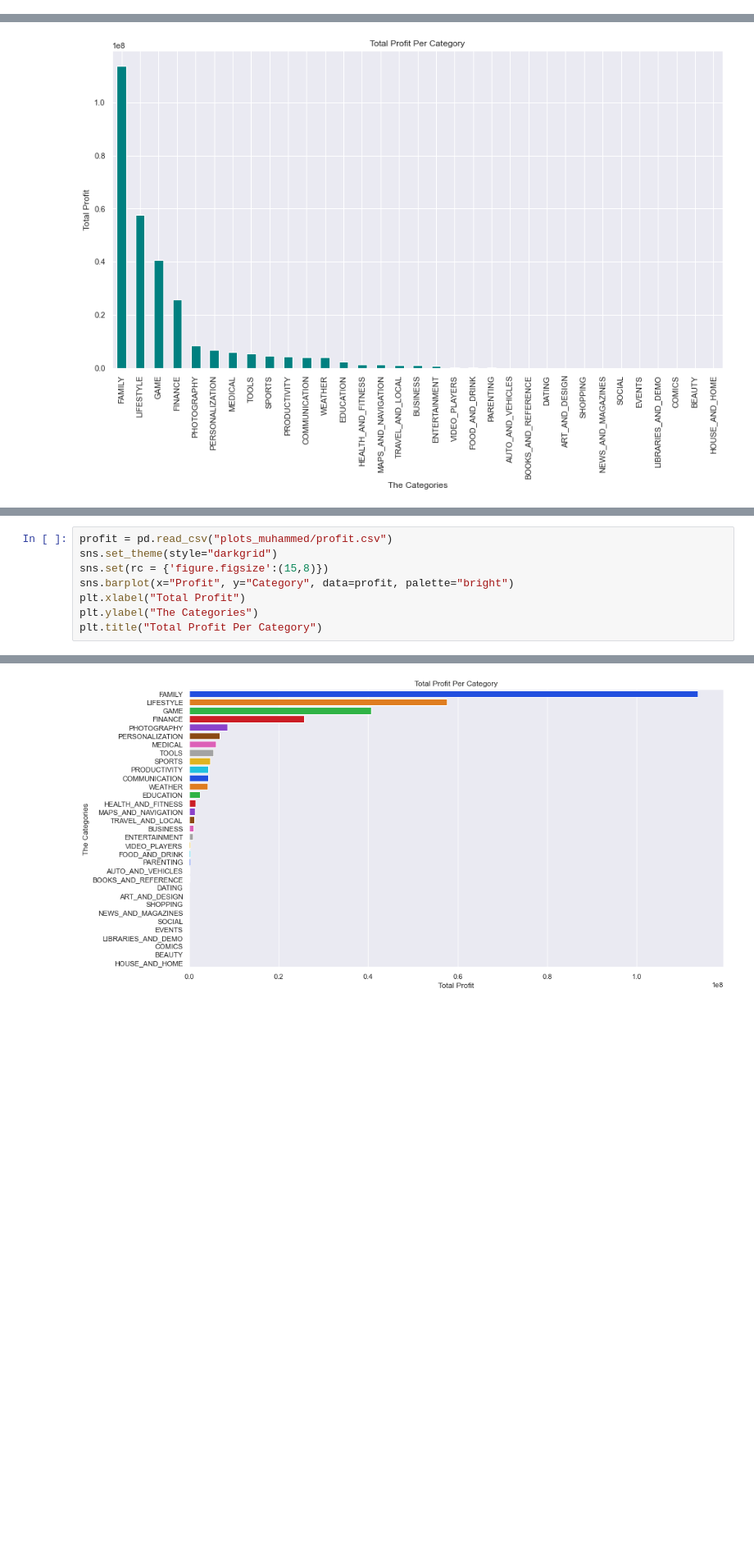
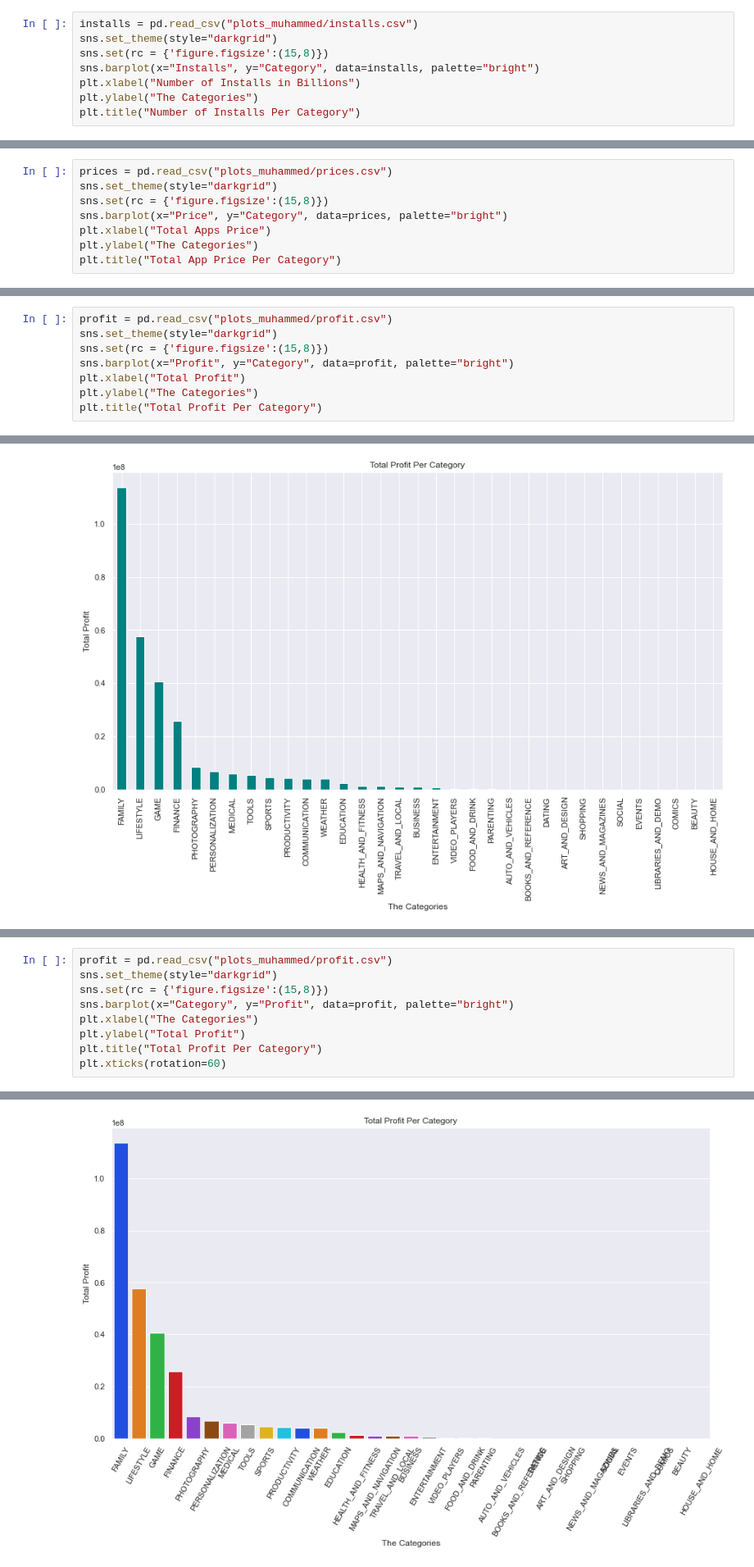
Before and after one commit to shalabajza/Develhope_Project_v2_team-2, a Jupyter notebook: Week 3/Week-3_Task-1_Mohammad.ipynb, the cells around one changed output, grey strips where cells are left out. Shown: that part at 82% size. Saved outputs shown, nothing was run; the diff lists cells and outputs as text; blank space fills up the shorter version.

```diff
--- a/Week 3/Week-3_Task-1_Mohammad.ipynb
+++ b/Week 3/Week-3_Task-1_Mohammad.ipynb
@@ -41,0 +44,8 @@ Name: Installs, dtype: int64
+# %%
+installs = pd.read_csv("plots_muhammed/installs.csv")
+sns.set_theme(style="darkgrid")
+sns.set(rc = {'figure.figsize':(15,8)})
+sns.barplot(x="Installs", y="Category", data=installs, palette="bright")
+plt.xlabel("Number of Installs in Billions")
+plt.ylabel("The Categories")
+plt.title("Number of Installs Per Category")
@@ -79,0 +102,8 @@ Plotting the total price per category
+# %%
+prices = pd.read_csv("plots_muhammed/prices.csv")
+sns.set_theme(style="darkgrid")
+sns.set(rc = {'figure.figsize':(15,8)})
+sns.barplot(x="Price", y="Category", data=prices, palette="bright")
+plt.xlabel("Total Apps Price")
+plt.ylabel("The Categories")
+plt.title("Total App Price Per Category")
@@ -123,0 +166,8 @@ Name: Profit, dtype: float64
+# %%
+profit = pd.read_csv("plots_muhammed/profit.csv")
+sns.set_theme(style="darkgrid")
+sns.set(rc = {'figure.figsize':(15,8)})
+sns.barplot(x="Profit", y="Category", data=profit, palette="bright")
+plt.xlabel("Total Profit")
+plt.ylabel("The Categories")
+plt.title("Total Profit Per Category")
@@ -134,8 +191,9 @@ plt.show()
 profit = pd.read_csv("plots_muhammed/profit.csv")
 sns.set_theme(style="darkgrid")
 sns.set(rc = {'figure.figsize':(15,8)})
-sns.barplot(x="Profit", y="Category", data=profit, palette="bright")
-plt.xlabel("Total Profit")
-plt.ylabel("The Categories")
+sns.barplot(x="Category", y="Profit", data=profit, palette="bright")
+plt.xlabel("The Categories")
+plt.ylabel("Total Profit")
 plt.title("Total Profit Per Category")
+plt.xticks(rotation=60)
 # %% [output]
@@ -143 +203 @@ Text(0.5, 1.0, 'Total Profit Per Category')
-[figure, old version]
+[figure, new version]
```
Also changed, not shown: parts of 15 cells of this notebook.
